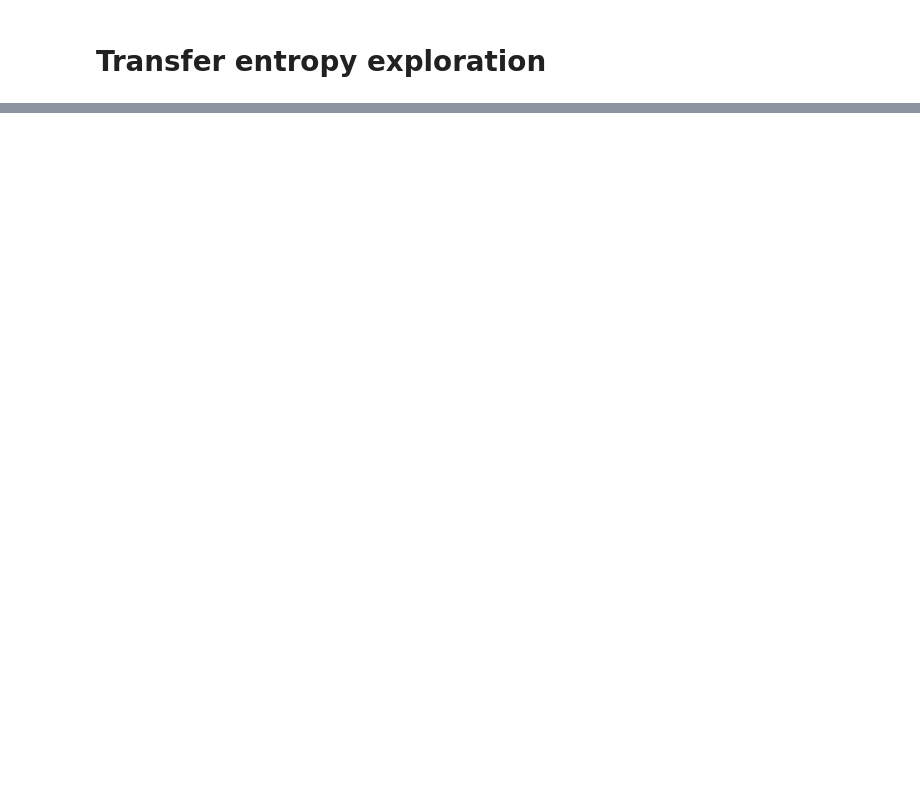
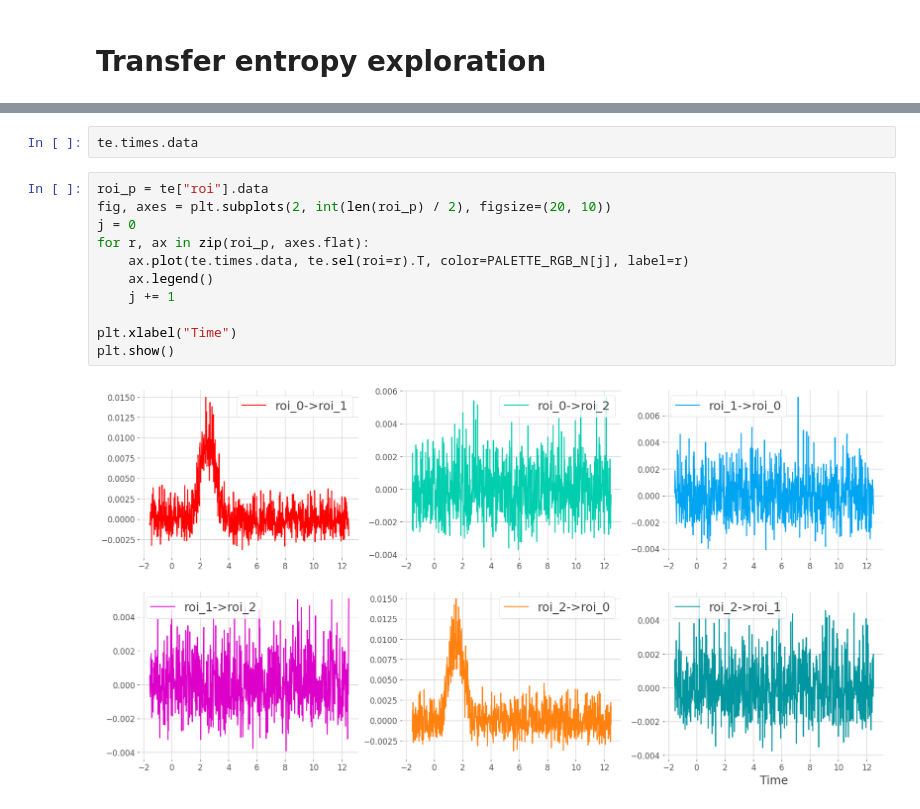
Before and after one commit to chrisferreyra13/itpg, a Jupyter notebook: notebooks/te_exploration.ipynb, the cells around one changed output, grey strips where cells are left out. Drawn from its saved outputs; the diff is of its cells as text; blank space fills up the shorter version.

```diff
--- a/notebooks/te_exploration.ipynb
+++ b/notebooks/te_exploration.ipynb
@@ -70,0 +146,15 @@ No artists with labels found to put in legend.  Note that artists whose label st
+# %%
+te.times.data
+# %%
+roi_p = te["roi"].data
+fig, axes = plt.subplots(2, int(len(roi_p) / 2), figsize=(20, 10))
+j = 0
+for r, ax in zip(roi_p, axes.flat):
+    ax.plot(te.times.data, te.sel(roi=r).T, color=PALETTE_RGB_N[j], label=r)
+    ax.legend()
+    j += 1
+
+plt.xlabel("Time")
+plt.show()
+# %% [output]
+[figure, added]
```
Also changed, not shown: parts of 11 cells of this notebook, 2 other files.
